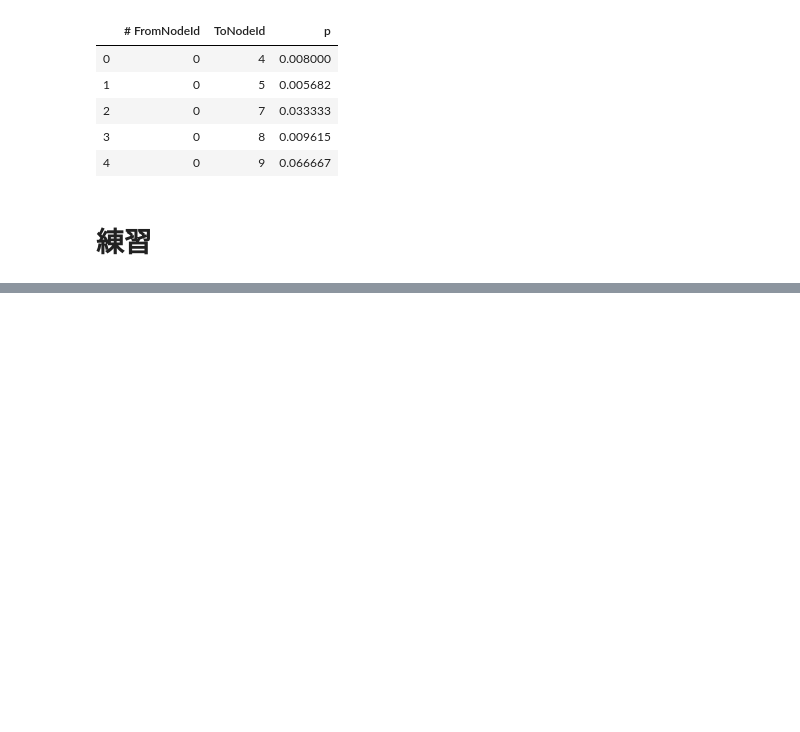
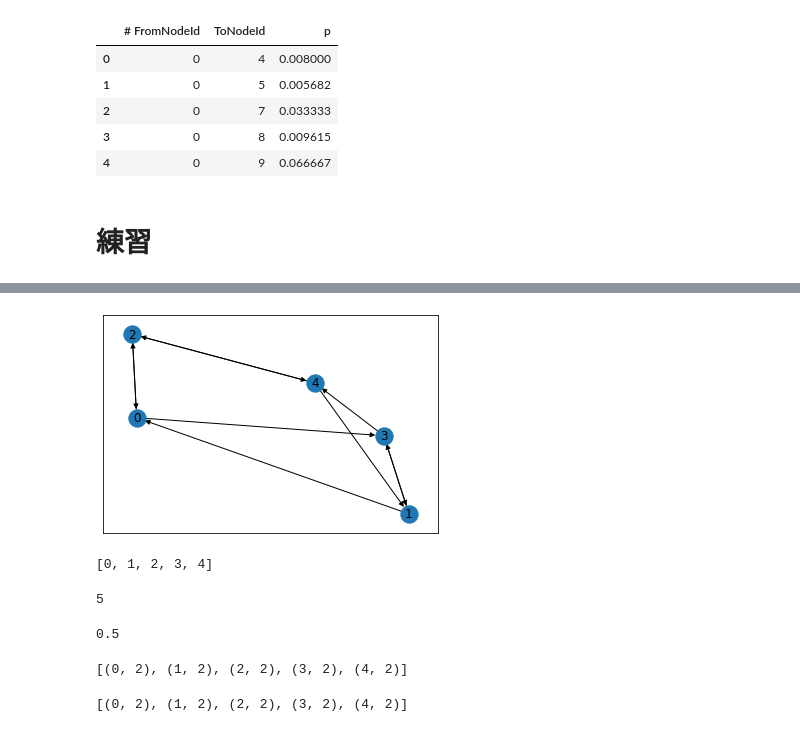
Before and after one commit to plue1011/code, a Jupyter notebook: networkx.ipynb, the cells around one changed output, grey strips where cells are left out. Saved outputs shown, nothing was run; the diff lists cells and outputs as text; code cells hidden in the pictures; blank space fills up the shorter version.

```diff
--- a/networkx.ipynb
+++ b/networkx.ipynb
@@ -218,0 +83,38 @@ print(len_path[3][1])
+# %%
+# ネットワークの枝の向きを逆にする
+G_reverse = nx.reverse(G_practice, copy=True)
+nx.draw_networkx(G_reverse)
+plt.show()
+# %% [output]
+[figure, added]
+# %%
+# ノード
+print(nx.nodes(G_practice))
+# %% [output]
+[0, 1, 2, 3, 4]
+# %%
+# ノード数
+print(nx.number_of_nodes(G_practice))
+# %% [output]
+5
+# %%
+# グラフのdensity
+print(nx.density(G_practice))
+# %% [output]
+0.5
+# %%
+# 各ノードの入次数(ノードid,入次数)
+print(G_practice.in_degree())
+# %% [output]
+[(0, 2), (1, 2), (2, 2), (3, 2), (4, 2)]
+# %%
+# 各ノードの出次数(ノードid,出次数)
+print(G_practice.out_degree())
+# [(3, 3), (0, 3), (2, 2), (1, 2), (4, 2)]
+
+# ノード1の出次数
+# out_deg = G_practice.out_degree()
+# out_deg[1]
+# 2
+# %% [output]
+[(0, 2), (1, 2), (2, 2), (3, 2), (4, 2)]
```
Also changed, not shown: parts of 61 cells of this notebook.
